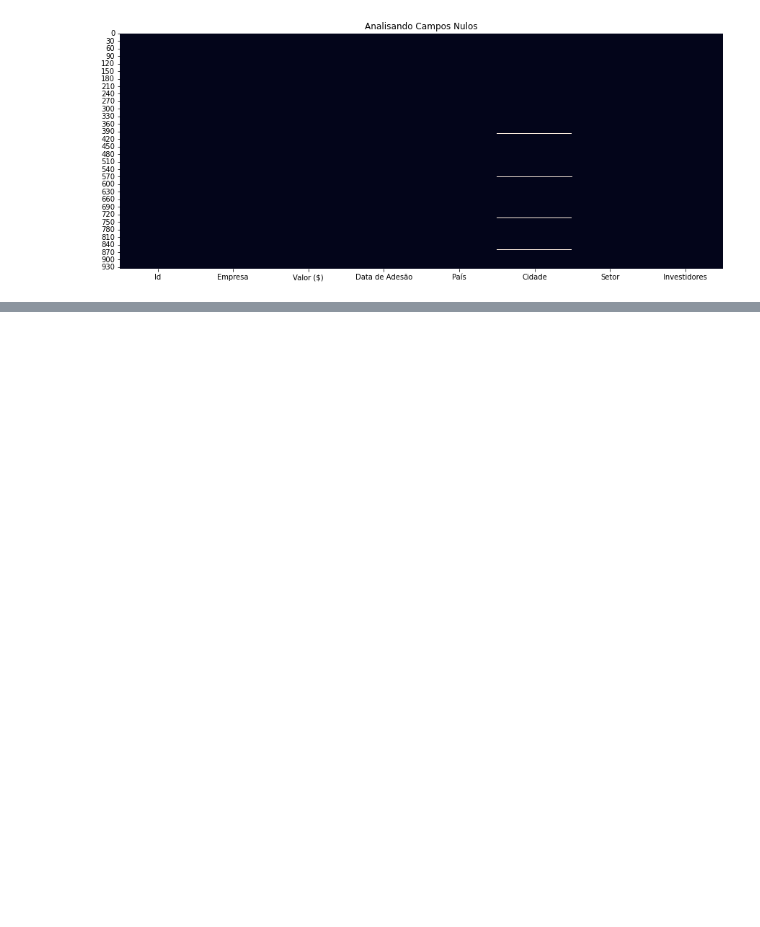
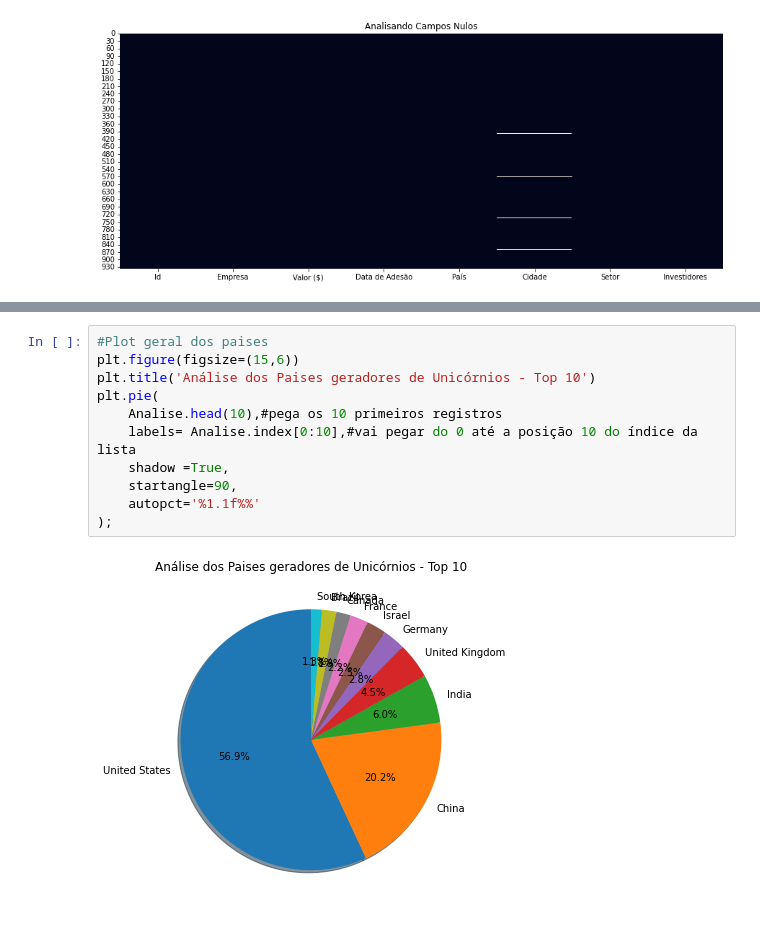
Before and after one commit to DeniseBarbosa/Projeto-Case-Empresas-Unicornios, a Jupyter notebook: Projeto_Unicornios.ipynb, the cells around one changed output, grey strips where cells are left out. Cells and saved outputs as stored; diff of their text form; blank space fills up the shorter version.

```diff
--- a/Projeto_Unicornios.ipynb
+++ b/Projeto_Unicornios.ipynb
@@ -107,0 +223,13 @@ sns.heatmap(Base_Dados.isnull(), cbar=False); # cbar=False retira a barra de esc
+# %%
+#Plot geral dos paises
+plt.figure(figsize=(15,6))
+plt.title('Análise dos Paises geradores de Unicórnios - Top 10')
+plt.pie(
+    Analise.head(10),#pega os 10 primeiros registros
+    labels= Analise.index[0:10],#vai pegar do 0 até a posição 10 do índice da lista
+    shadow =True,
+    startangle=90,
+    autopct='%1.1f%%'
+);
+# %% [output]
+[figure, added]
```
Also changed, not shown: parts of 13 cells of this notebook.
